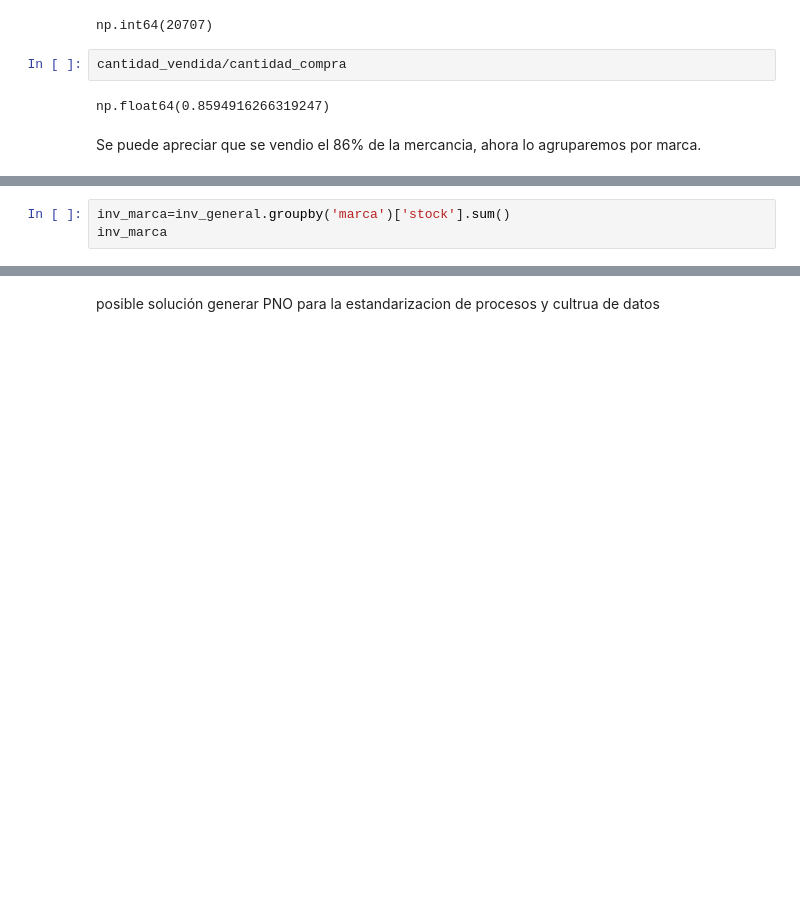
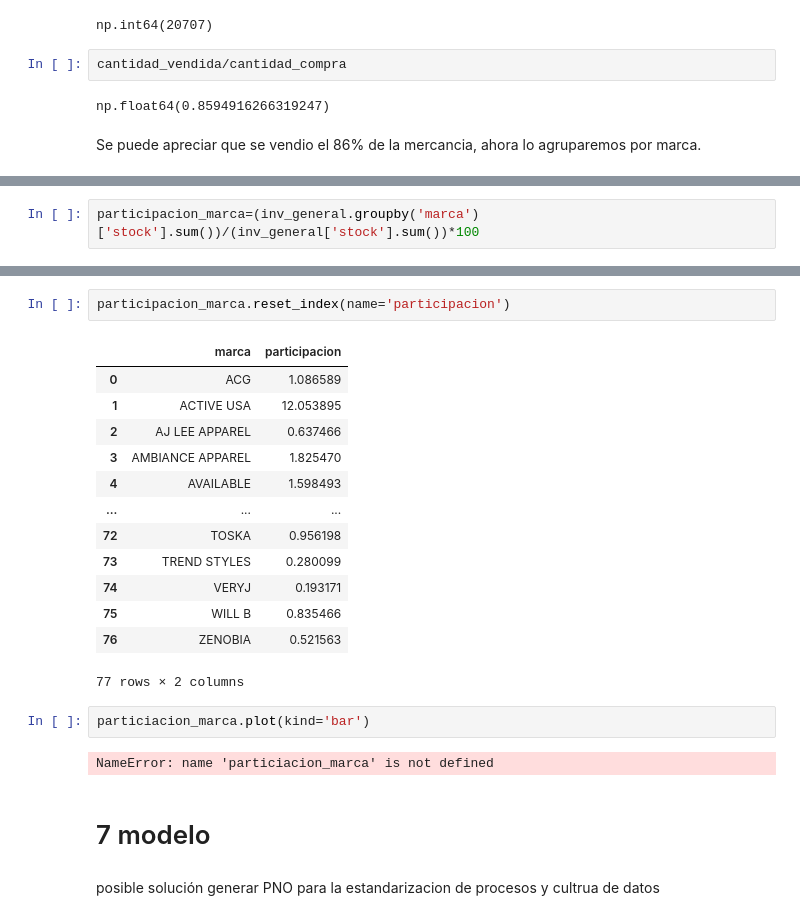
Before and after one commit to Adrian-estrada-chavez/clothing-sales-roi-analysis, a Jupyter notebook: notebooks/Clothing_sales_roi_analysis.ipynb, the cells around one changed output, grey strips where cells are left out. Drawn from its saved outputs; the diff is of its cells as text; blank space fills up the shorter version.

```diff
--- a/notebooks/Clothing_sales_roi_analysis.ipynb
+++ b/notebooks/Clothing_sales_roi_analysis.ipynb
@@ -918,3 +938,2 @@ dtype: int64
 # %%
-inv_marca=inv_general.groupby('marca')['stock'].sum()
-inv_marca
+participacion_marca=(inv_general.groupby('marca')['stock'].sum())/(inv_general['stock'].sum())*100
@@ -954,3 +940,25 @@ dtype: int64
+# %%
+participacion_marca.reset_index(name='participacion')
+# %% [output]
+|  | marca | participacion |
+| 0 | ACG | 1.086589 |
+| 1 | ACTIVE USA | 12.053895 |
+| 2 | AJ LEE APPAREL | 0.637466 |
+| 3 | AMBIANCE APPAREL | 1.825470 |
+| 4 | AVAILABLE | 1.598493 |
+| ... | ... | ... |
+| 72 | TOSKA | 0.956198 |
+| 73 | TREND STYLES | 0.280099 |
+| 74 | VERYJ | 0.193171 |
+| 75 | WILL B | 0.835466 |
+| 76 | ZENOBIA | 0.521563 |
+77 rows × 2 columns
+# %%
+particiacion_marca.plot(kind='bar')
+# %% [output]
+NameError: name 'particiacion_marca' is not defined
+# %% [markdown]
+# 7 modelo
 # %% [markdown]
 posible solución generar PNO para la estandarizacion de procesos
 y cultrua de datos
```
Also changed, not shown: parts of 7 cells of this notebook.
